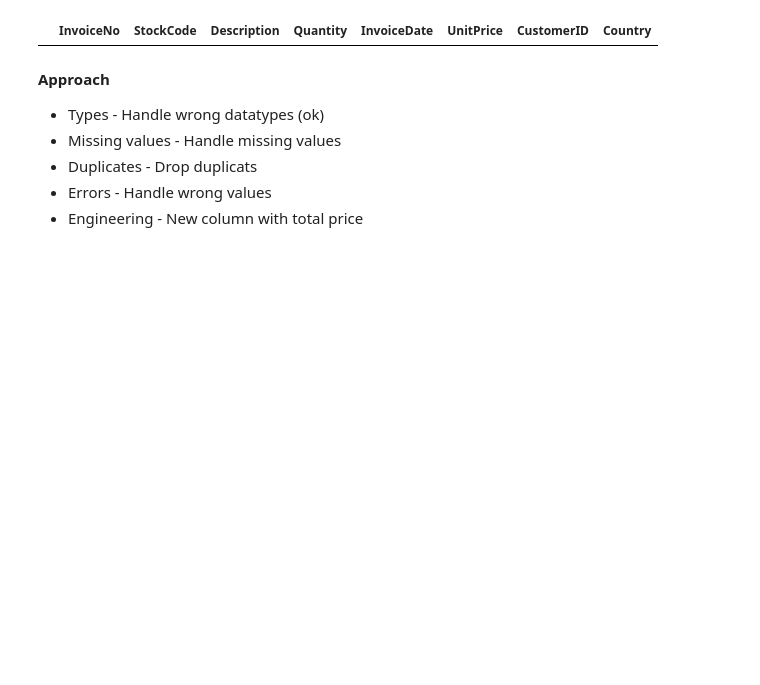
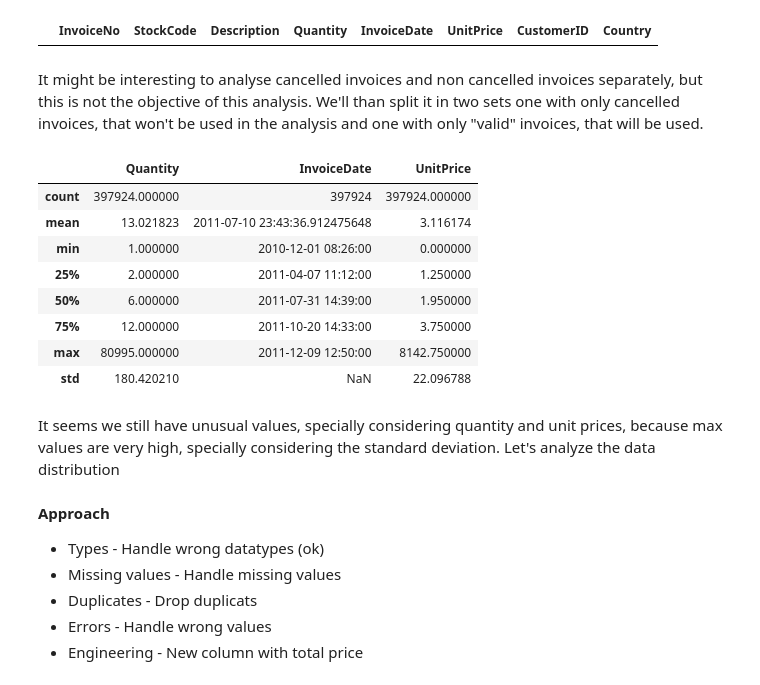
Before and after one commit to Drieger/clustering-ecommerce-clients, a Jupyter notebook: notebooks/cluster.ipynb, the cells around one changed output. Drawn from its saved outputs; the diff is of its cells as text; code cells hidden in the pictures; blank space fills up the shorter version.

Commit message:
split set into cancelled and valid invoices

```diff
--- a/notebooks/cluster.ipynb
+++ b/notebooks/cluster.ipynb
@@ -343,6 +343,27 @@ All cancelations have negative values, we might drop it before we start the RFM
 data[(data['Quantity'] <= 0) & (~data['InvoiceNo'].str.startswith('C'))]
 # %% [output]
 |  | InvoiceNo | StockCode | Description | Quantity | InvoiceDate | UnitPrice | CustomerID | Country |
+# %% [markdown]
+It might be interesting to analyse cancelled invoices and non cancelled invoices separately, but this is not the objective of this analysis. We'll than split it in two sets one with only cancelled invoices, that won't be used in the analysis and one with only "valid" invoices, that will be used.
+# %%
+# Split cancelled and valid invoices
+cancelled_invoices = data[(data['InvoiceNo']).str.startswith('C')]
+valid_invoices = data[(~data['InvoiceNo'].str.startswith('C'))]
+# %%
+# Describe only valid invoices
+valid_invoices.describe()
+# %% [output]
+|  | Quantity | InvoiceDate | UnitPrice |
+| count | 397924.000000 | 397924 | 397924.000000 |
+| mean | 13.021823 | 2011-07-10 23:43:36.912475648 | 3.116174 |
+| min | 1.000000 | 2010-12-01 08:26:00 | 0.000000 |
+| 25% | 2.000000 | 2011-04-07 11:12:00 | 1.250000 |
+| 50% | 6.000000 | 2011-07-31 14:39:00 | 1.950000 |
+| 75% | 12.000000 | 2011-10-20 14:33:00 | 3.750000 |
+| max | 80995.000000 | 2011-12-09 12:50:00 | 8142.750000 |
+| std | 180.420210 | NaN | 22.096788 |
+# %% [markdown]
+It seems we still have unusual values, specially considering quantity and unit prices, because max values are very high, specially considering the standard deviation. Let's analyze the data distribution
 # %% [markdown]
 **Approach**
 
```
Also changed, not shown: parts of 1 cell of this notebook.
